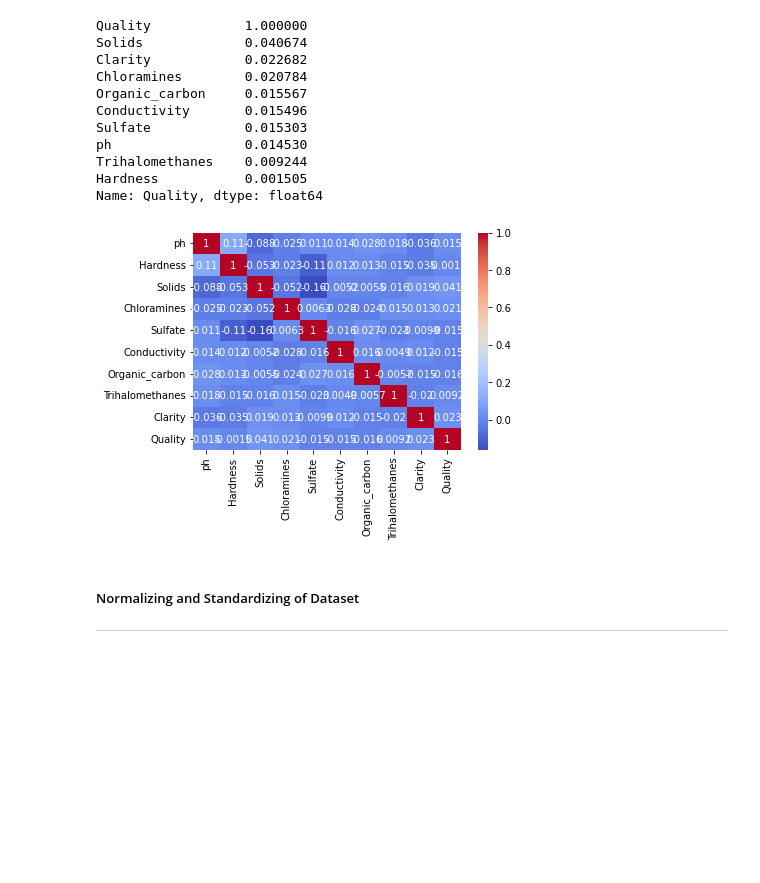
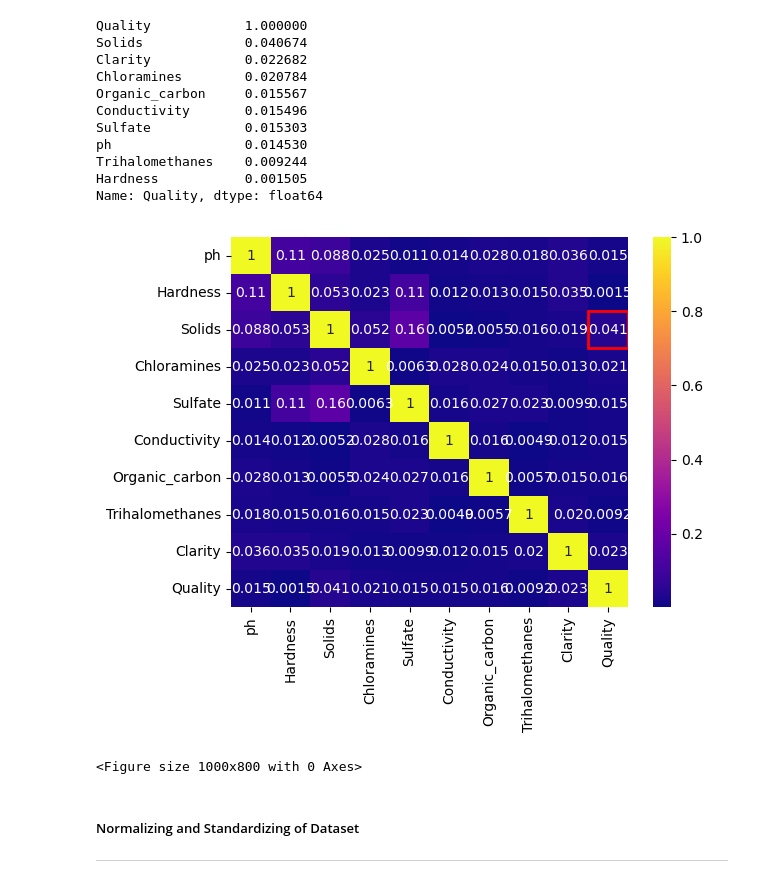
Before and after one commit to REHXZ/AIML-CA1, a Jupyter notebook: CA1.ipynb, the cells around one changed output. Cells and saved outputs as stored; diff of their text form; code cells hidden in the pictures; blank space fills up the shorter version.

```diff
--- a/CA1.ipynb
+++ b/CA1.ipynb
@@ -305,13 +302,28 @@ ph                 0.014530
 Trihalomethanes    0.009244
 Hardness           0.001505
 Name: Quality, dtype: float64
-# %%
-import seaborn as sns
-import matplotlib.pyplot as plt
-sns.heatmap(cor,annot=True,cmap='coolwarm')
-plt.show()
-# %% [output]
-[figure, removed]
+# %%
+import seaborn as sns
+import matplotlib.pyplot as plt
+heatmap = sns.heatmap(cor.abs(),annot=True,cmap='plasma')
+
+# Generate a mask for the upper triangle
+mask = np.triu(np.ones_like(cor, dtype=bool))
+
+# Set up the matplotlib figure
+plt.figure(figsize=(10, 8))
+
+# Find the indices of the maximum correlation value
+max_corr_index = np.unravel_index(np.argmax(np.abs(cor), axis=None), cor.shape)
+
+# Highlight the cell with the maximum correlation using a rectangle
+rect = plt.Rectangle((9, 2), 1, 1, fill=False, edgecolor='red', lw=2)
+heatmap.add_patch(rect)
+
+plt.show()
+# %% [output]
+[figure, added]
+<Figure size 1000x800 with 0 Axes>
 # %% [markdown]
 <h5>Normalizing and Standardizing of Dataset</h5>
 
```
Also changed, not shown: parts of 24 cells of this notebook, 6 other files.
